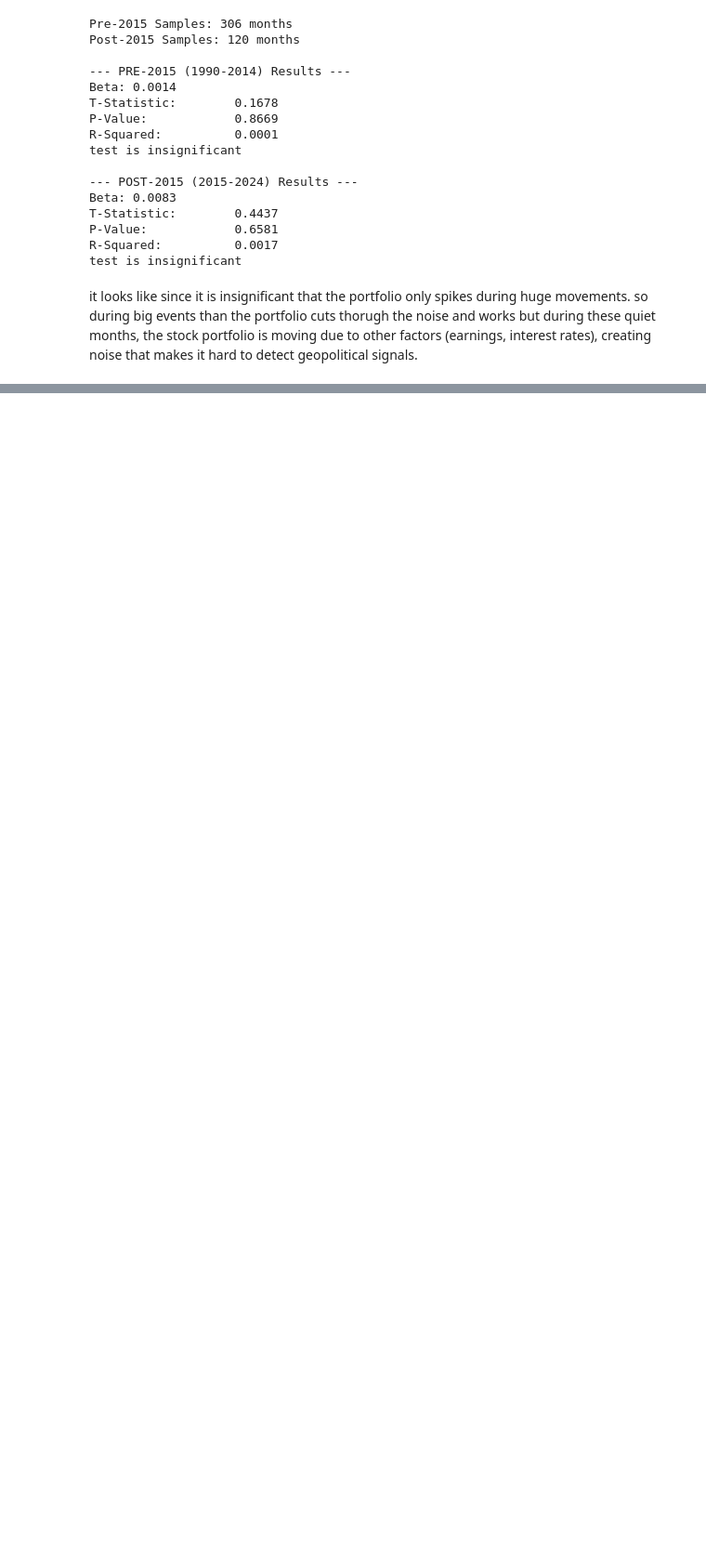
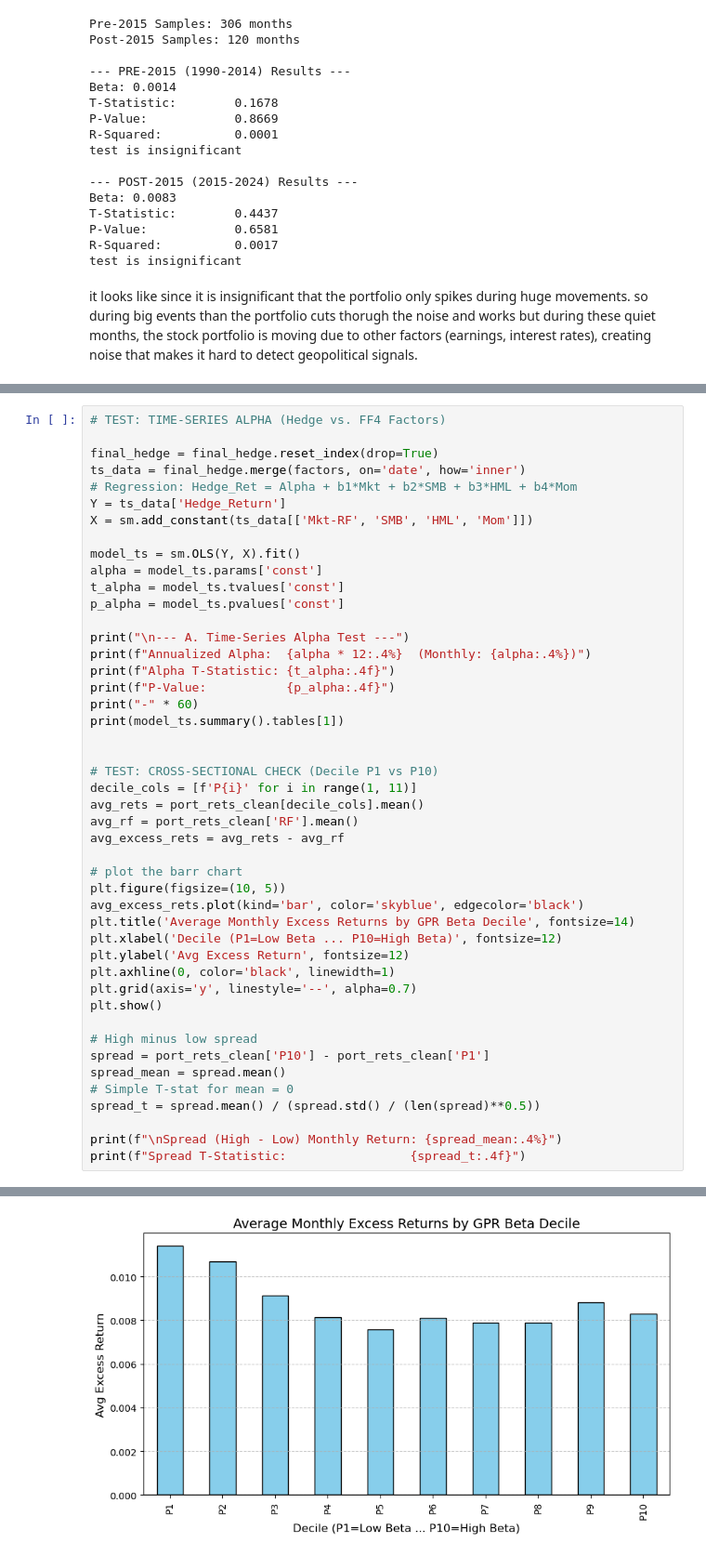
Before and after one commit to siddharthyashkukreja-cloud/Hedging_GeoPolRisk, a Jupyter notebook: part 3 - Measuring Geopolitical News.ipynb, the cells around one changed output, grey strips where cells are left out. Shown at 93% size. Saved outputs shown, nothing was run; the diff lists cells and outputs as text; blank space fills up the shorter version.

```diff
--- a/part 3 - Measuring Geopolitical News.ipynb
+++ b/part 3 - Measuring Geopolitical News.ipynb
@@ -475,0 +478,47 @@ it looks like since it is insignificant that the portfolio only spikes during hu
+# %%
+# TEST: TIME-SERIES ALPHA (Hedge vs. FF4 Factors)
+
+final_hedge = final_hedge.reset_index(drop=True)
+ts_data = final_hedge.merge(factors, on='date', how='inner')
+# Regression: Hedge_Ret = Alpha + b1*Mkt + b2*SMB + b3*HML + b4*Mom
+Y = ts_data['Hedge_Return']
+X = sm.add_constant(ts_data[['Mkt-RF', 'SMB', 'HML', 'Mom']])
+
+model_ts = sm.OLS(Y, X).fit()
+alpha = model_ts.params['const']
+t_alpha = model_ts.tvalues['const']
+p_alpha = model_ts.pvalues['const']
+
+print("\n--- A. Time-Series Alpha Test ---")
+print(f"Annualized Alpha:  {alpha * 12:.4%}  (Monthly: {alpha:.4%})")
+print(f"Alpha T-Statistic: {t_alpha:.4f}")
+print(f"P-Value:           {p_alpha:.4f}")
+print("-" * 60)
+print(model_ts.summary().tables[1])
+
+
+# TEST: CROSS-SECTIONAL CHECK (Decile P1 vs P10)
+decile_cols = [f'P{i}' for i in range(1, 11)]
+avg_rets = port_rets_clean[decile_cols].mean()
+avg_rf = port_rets_clean['RF'].mean()
+avg_excess_rets = avg_rets - avg_rf
+
+# plot the barr chart
+plt.figure(figsize=(10, 5))
+avg_excess_rets.plot(kind='bar', color='skyblue', edgecolor='black')
+plt.title('Average Monthly Excess Returns by GPR Beta Decile', fontsize=14)
+plt.xlabel('Decile (P1=Low Beta ... P10=High Beta)', fontsize=12)
+plt.ylabel('Avg Excess Return', fontsize=12)
+plt.axhline(0, color='black', linewidth=1)
+plt.grid(axis='y', linestyle='--', alpha=0.7)
+plt.show()
+
+# High minus low spread
+spread = port_rets_clean['P10'] - port_rets_clean['P1']
+spread_mean = spread.mean()
+# Simple T-stat for mean = 0
+spread_t = spread.mean() / (spread.std() / (len(spread)**0.5))
+
+print(f"\nSpread (High - Low) Monthly Return: {spread_mean:.4%}")
+print(f"Spread T-Statistic:                 {spread_t:.4f}")
+# %% [output]
@@ -475,0 +539 @@ it looks like since it is insignificant that the portfolio only spikes during hu
+[figure, added]
```
Also changed, not shown: parts of 2 cells of this notebook.
